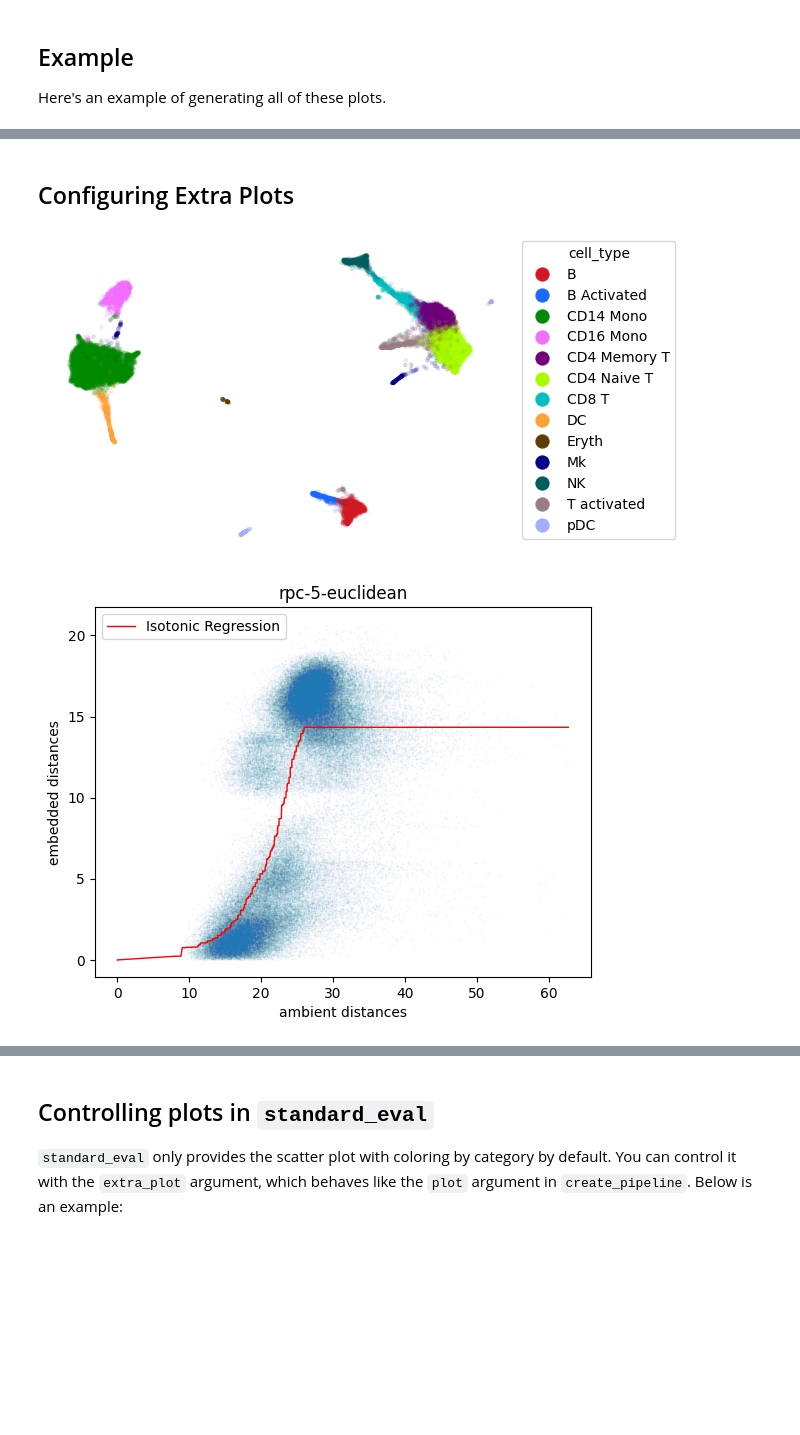
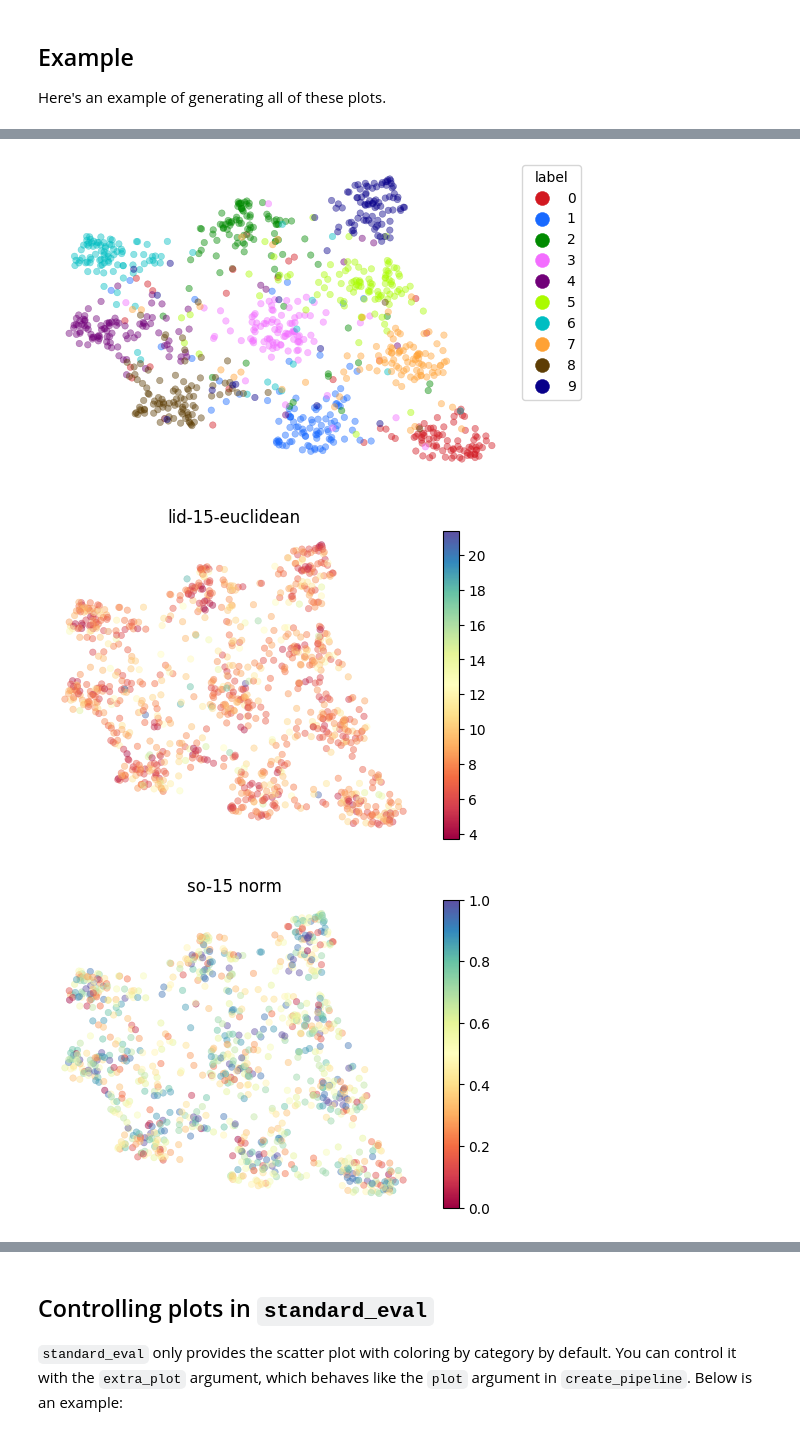
Before and after one commit to jlmelville/drnb, a Jupyter notebook: notebooks/plot-options.ipynb, the cells around one changed output, grey strips where cells are left out. Saved outputs shown, nothing was run; the diff lists cells and outputs as text; code cells hidden in the pictures; blank space fills up the shorter version.

Commit message:
factory or color_by plot options

```diff
--- a/notebooks/plot-options.ipynb
+++ b/notebooks/plot-options.ipynb
@@ -148,14 +166,23 @@ opacity of the scatter points.
-# %% [markdown]
-## Configuring Extra Plots
 # %%
 _ = pl.create_pipeline(
     method=pl.embedder(
         "umap",
     ),
     plot=dict(
-        extras=[("rpscatter", dict(alpha_scale=0.05, show_isotonic=True))],
+        color_by=["lid", "so"],
+        extras=[
+            (
+                "rpscatter",
+                dict(
+                    alpha_scale=0.05,
+                    cex=20.0,
+                    show_isotonic=True,
+                ),
+            )
+        ],
     ),
-).run("kang")
+).run("s1k")
 # %% [output]
-[figure, old version]
+[figure, new version]
-[figure, old version]
+[figure, new version]
+[figure, added]
```
Also changed, not shown: parts of 5 cells of this notebook, 4 other files.
